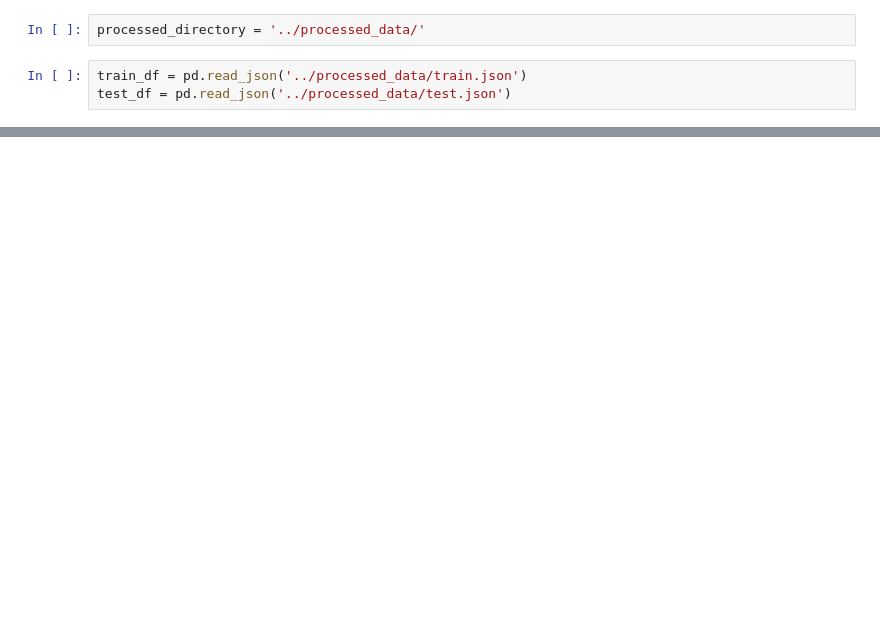
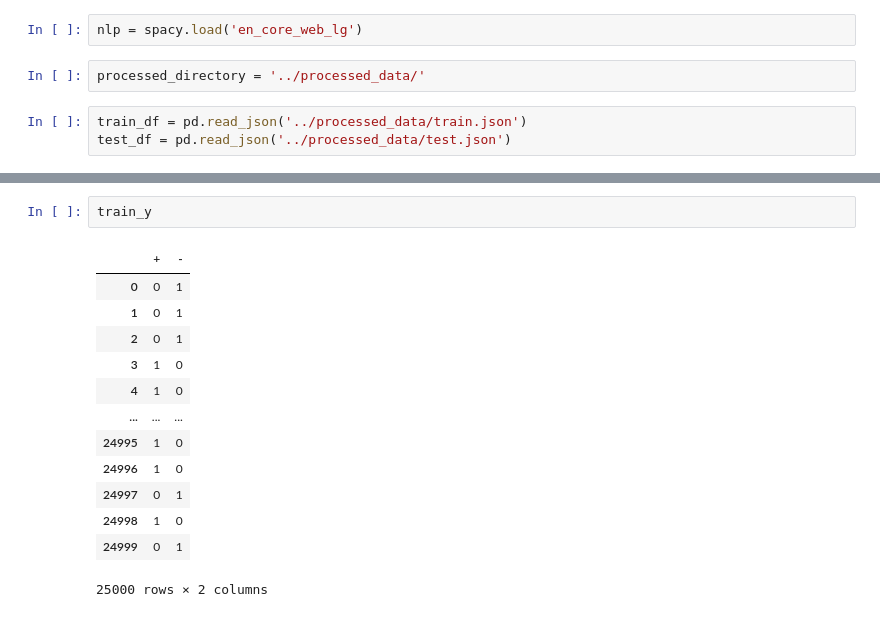
Before and after one commit to therealcs1010/CS4248-Project, a Jupyter notebook: Yu Jie/Training.ipynb, the cells around one changed output, grey strips where cells are left out. Cells and saved outputs as stored; diff of their text form; blank space fills up the shorter version.

```diff
--- a/Yu Jie/Training.ipynb
+++ b/Yu Jie/Training.ipynb
@@ -3,3 +17,5 @@ import pandas as pd
+# %%
+nlp = spacy.load('en_core_web_lg')
 # %%
 processed_directory = '../processed_data/'
 # %%
@@ -23,0 +103,16 @@ train_df
+# %%
+train_y
+# %% [output]
+|  | + | - |
+| 0 | 0 | 1 |
+| 1 | 0 | 1 |
+| 2 | 0 | 1 |
+| 3 | 1 | 0 |
+| 4 | 1 | 0 |
+| ... | ... | ... |
+| 24995 | 1 | 0 |
+| 24996 | 1 | 0 |
+| 24997 | 0 | 1 |
+| 24998 | 1 | 0 |
+| 24999 | 0 | 1 |
+25000 rows × 2 columns
```
Also changed, not shown: parts of 18 cells of this notebook, 8 other files.
